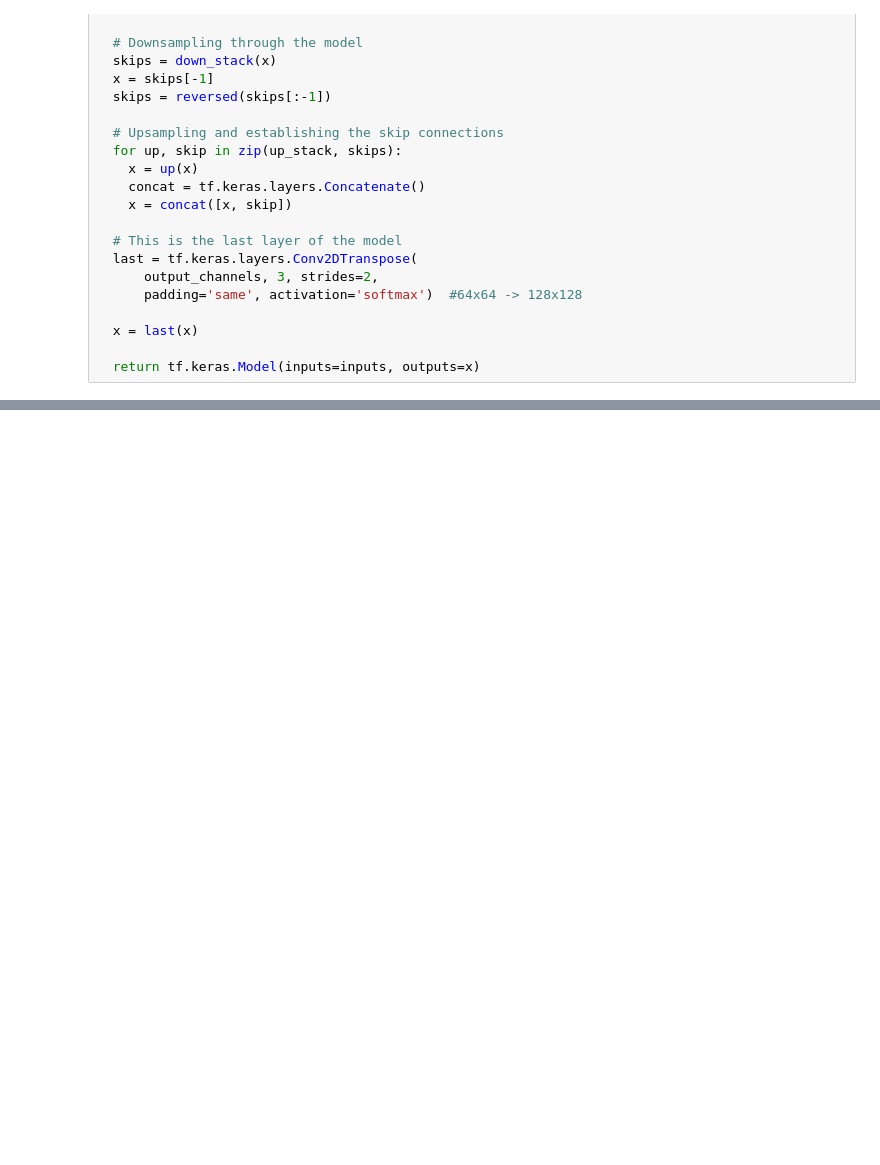
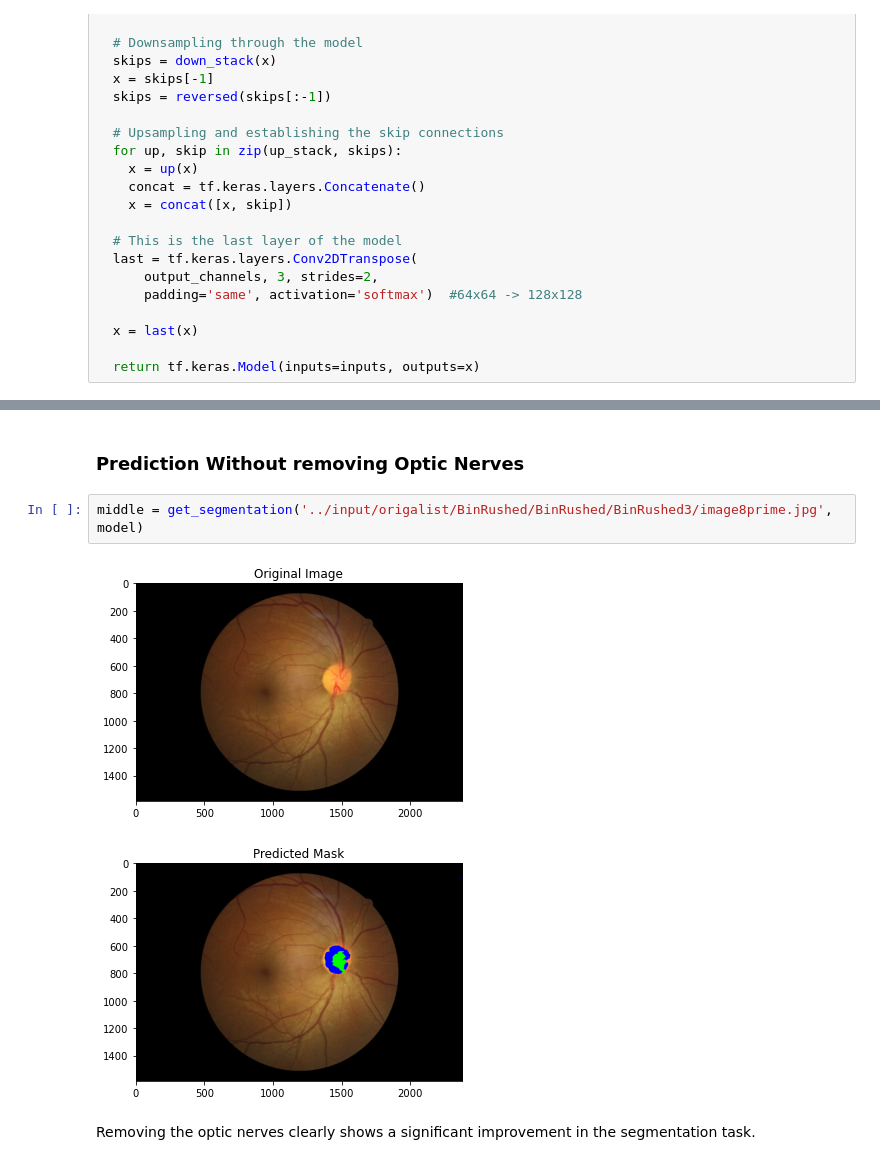
Before and after one commit to SD0313/Aravind-Preliminary-Task, a Jupyter notebook: image-segmentation.ipynb, the cells around one changed output, grey strips where cells are left out. Saved outputs shown, nothing was run; the diff lists cells and outputs as text; blank space fills up the shorter version.

```diff
--- a/image-segmentation.ipynb
+++ b/image-segmentation.ipynb
@@ -263,0 +271,9 @@ def get_segmentation(file, model):
+# %% [markdown]
+### Prediction Without removing Optic Nerves
+# %%
+middle = get_segmentation('../input/origalist/BinRushed/BinRushed/BinRushed3/image8prime.jpg', model)
+# %% [output]
+[figure, added]
+[figure, added]
+# %% [markdown]
+Removing the optic nerves clearly shows a significant improvement in the segmentation task.
```
Also changed, not shown: parts of 11 cells of this notebook.
